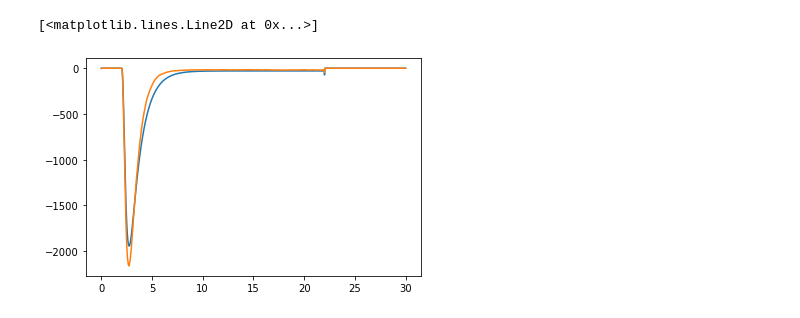
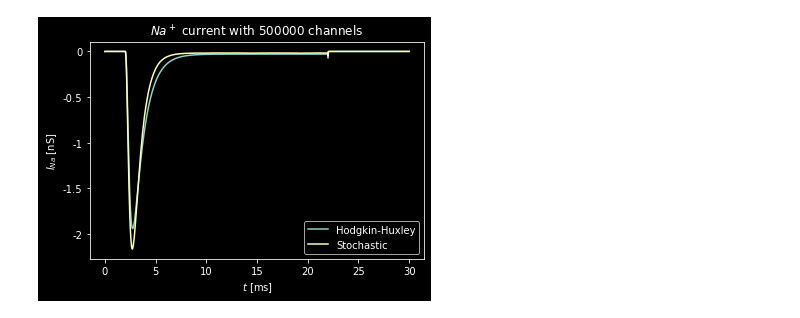
Before and after one commit to keraJLi/stochastic-hodgkin-huxley, a Jupyter notebook: notebook.ipynb, the cells around one changed output. Drawn from its saved outputs; the diff is of its cells as text; code cells hidden in the pictures.

Commit message:
Some improvements and plotting

```diff
--- a/notebook.ipynb
+++ b/notebook.ipynb
@@ -1,8 +1,14 @@
 # %%
 import numpy as np
 import pandas as pd
+import seaborn as sns
+from itertools import product
+from collections import defaultdict
 from scipy.signal import find_peaks
 from matplotlib import pyplot as plt
+from multiprocessing.pool import Pool
+from matplotlib.ticker import MaxNLocator
+plt.style.use('dark_background')
 # %%
 from hhm import *
 # %%
@@ -53,11 +49,16 @@ plt.yscale("log")
 # %%
 t_max = 30
 
 ts, current_hh_Na = vc_current_Na(lambda t: -10 if 2 < t < 22 else -100, t_max=t_max)
-ts, current_stochastic_Na = stochastic_vc_current(NaChannels(), V=V, E=E_Na, g=g_Na, t_max=t_max)
+ts, current_stochastic_Na = stochastic_vc_current(NaChannels(500000), V=V, E=E_Na, g=g_Na, t_max=t_max)
 
-plt.plot(ts, current_hh_Na)
-plt.plot(ts, current_stochastic_Na)
+plt.plot(ts, current_hh_Na, label="Hodgkin-Huxley")
+plt.plot(ts, current_stochastic_Na, label="Stochastic")
+plt.title("$Na^+$ current with 500000 channels")
+plt.xlabel("$t$ [ms]")
+plt.ylabel("$I_{Na}$ [nS]")
+plt.yticks(range(-2000, 1, 500), [f"{i:g}" for i in 1e-3 * np.arange(-2000, 1, 500)])
+plt.legend()
+plt.savefig("na", dpi=300)
 # %% [output]
-[<matplotlib.lines.Line2D at 0x...>]
-[figure, old version]
+[figure, new version]
```
Also changed, not shown: parts of 14 cells of this notebook, 9 other files.
